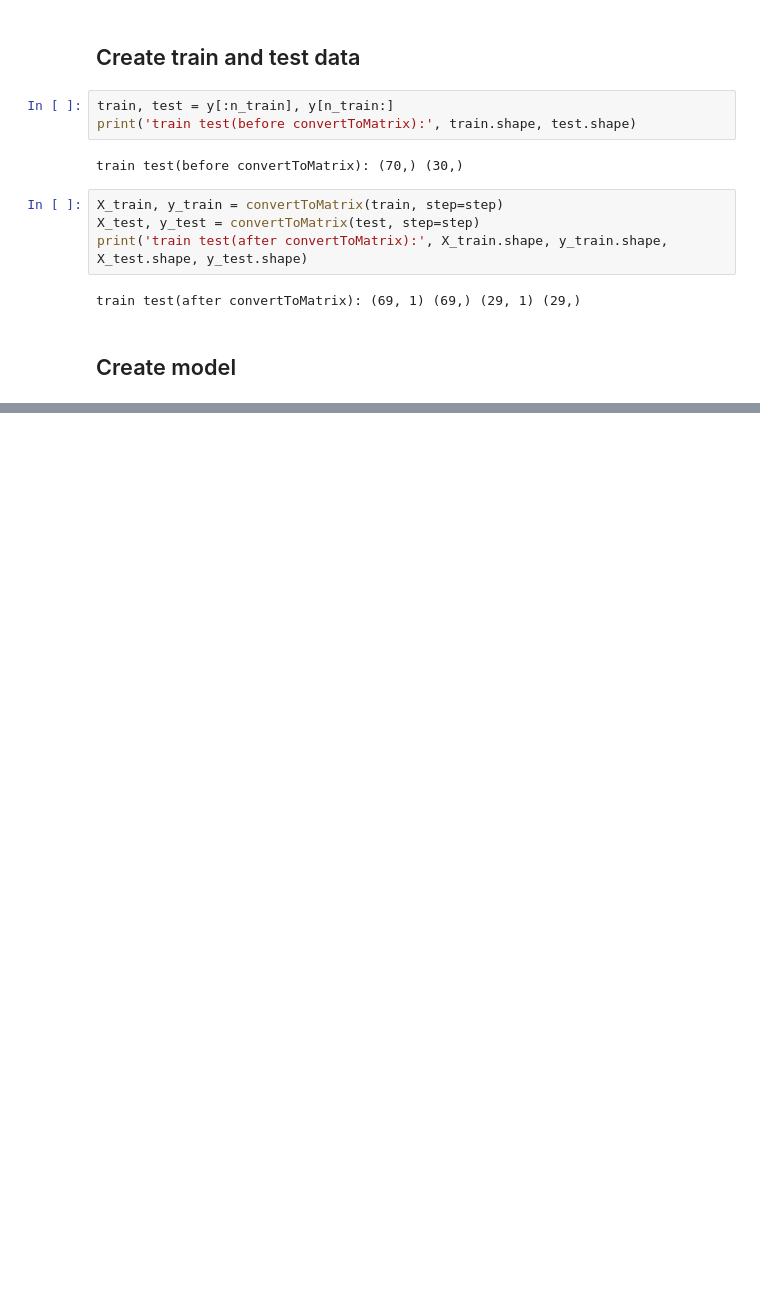
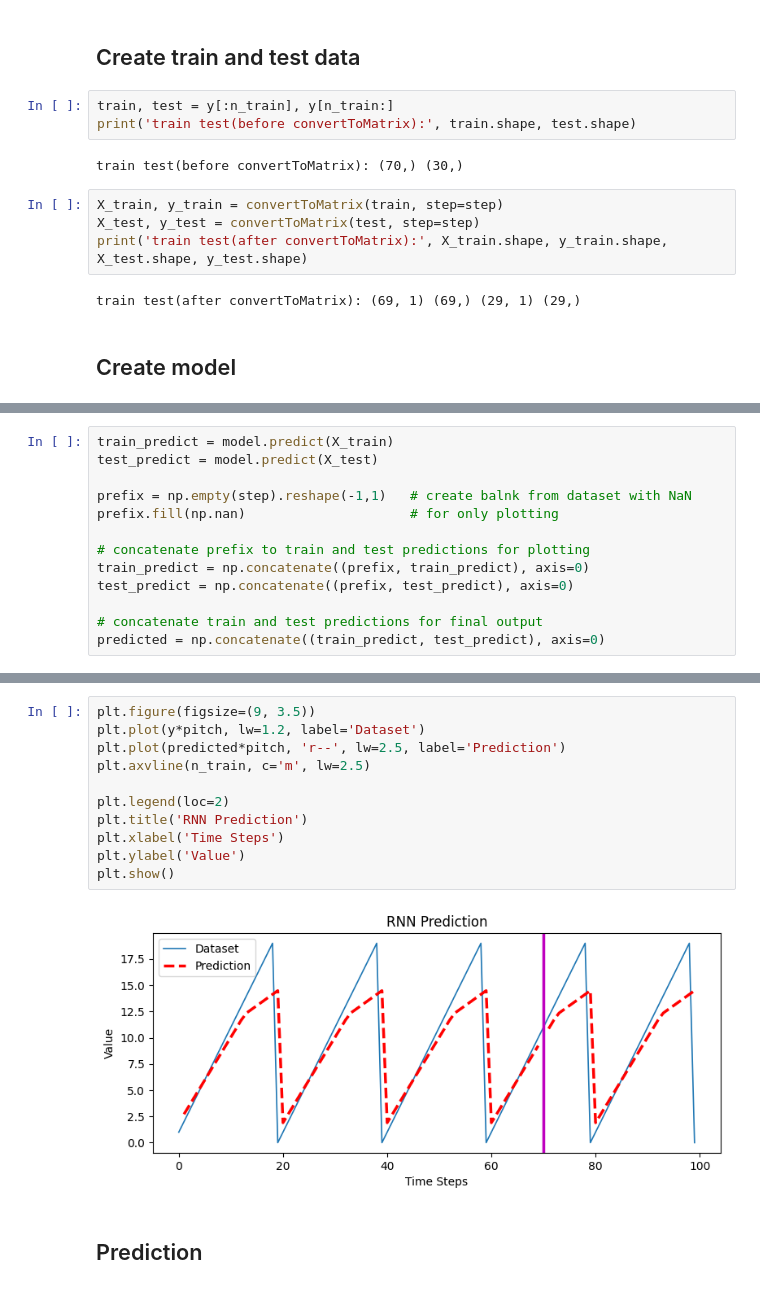
Before and after one commit to noodleincup/tensorflow, a Jupyter notebook: 15_1_Workshop.ipynb, the cells around one changed output, grey strips where cells are left out. Drawn from its saved outputs; the diff is of its cells as text; blank space fills up the shorter version.

```diff
--- a/15_1_Workshop.ipynb
+++ b/15_1_Workshop.ipynb
@@ -157,0 +194,13 @@ _________________________________________________________________
+# %%
+train_predict = model.predict(X_train)
+test_predict = model.predict(X_test)
+
+prefix = np.empty(step).reshape(-1,1)   # create balnk from dataset with NaN
+prefix.fill(np.nan)                     # for only plotting
+
+# concatenate prefix to train and test predictions for plotting
+train_predict = np.concatenate((prefix, train_predict), axis=0)
+test_predict = np.concatenate((prefix, test_predict), axis=0)
+
+# concatenate train and test predictions for final output
+predicted = np.concatenate((train_predict, test_predict), axis=0)
@@ -157,0 +210,15 @@ _________________________________________________________________
+# %%
+plt.figure(figsize=(9, 3.5))
+plt.plot(y*pitch, lw=1.2, label='Dataset')
+plt.plot(predicted*pitch, 'r--', lw=2.5, label='Prediction')
+plt.axvline(n_train, c='m', lw=2.5)
+
+plt.legend(loc=2)
+plt.title('RNN Prediction')
+plt.xlabel('Time Steps')
+plt.ylabel('Value')
+plt.show()
+# %% [output]
+[figure, added]
+# %% [markdown]
+## Prediction
```
Also changed, not shown: parts of 9 cells of this notebook.
